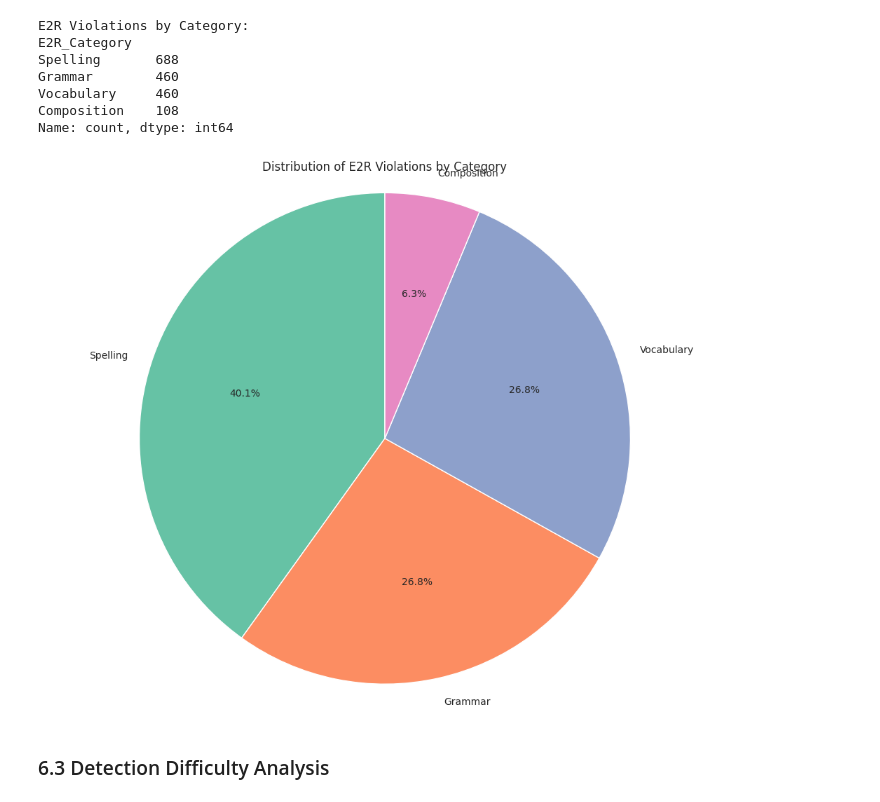
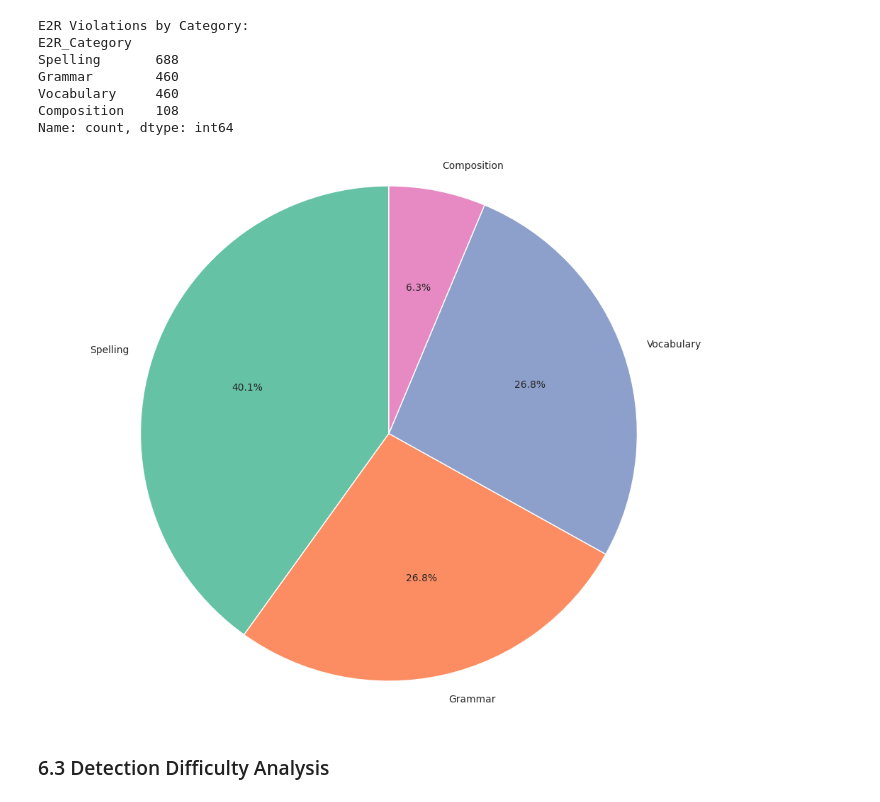
Before and after one commit to JaviMiot/E2R_data_assigment_analisys, a Jupyter notebook: part2_e2r_analysis.ipynb, the cells around one changed output. Cells and saved outputs as stored; diff of their text form; code cells hidden in the pictures.

```diff
--- a/part2_e2r_analysis.ipynb
+++ b/part2_e2r_analysis.ipynb
@@ -691,14 +691,14 @@ Name: count, dtype: int64
 # %%
 # Visualization: Pie chart of violations by category
 plt.figure(figsize=(10, 8))
 plt.pie(category_counts, labels=category_counts.index, autopct='%1.1f%%',
         startangle=90, colors=sns.color_palette('Set2'))
-plt.title('Distribution of E2R Violations by Category')
+# plt.title('Distribution of E2R Violations by Category')
 plt.axis('equal')
 plt.tight_layout()
 plt.show()
 # %% [output]
-[figure, old version]
+[figure, new version]
 # %% [markdown]
 ### 6.3 Detection Difficulty Analysis
 # %%
```
Also changed, not shown: parts of 9 cells of this notebook, 3 other files.
